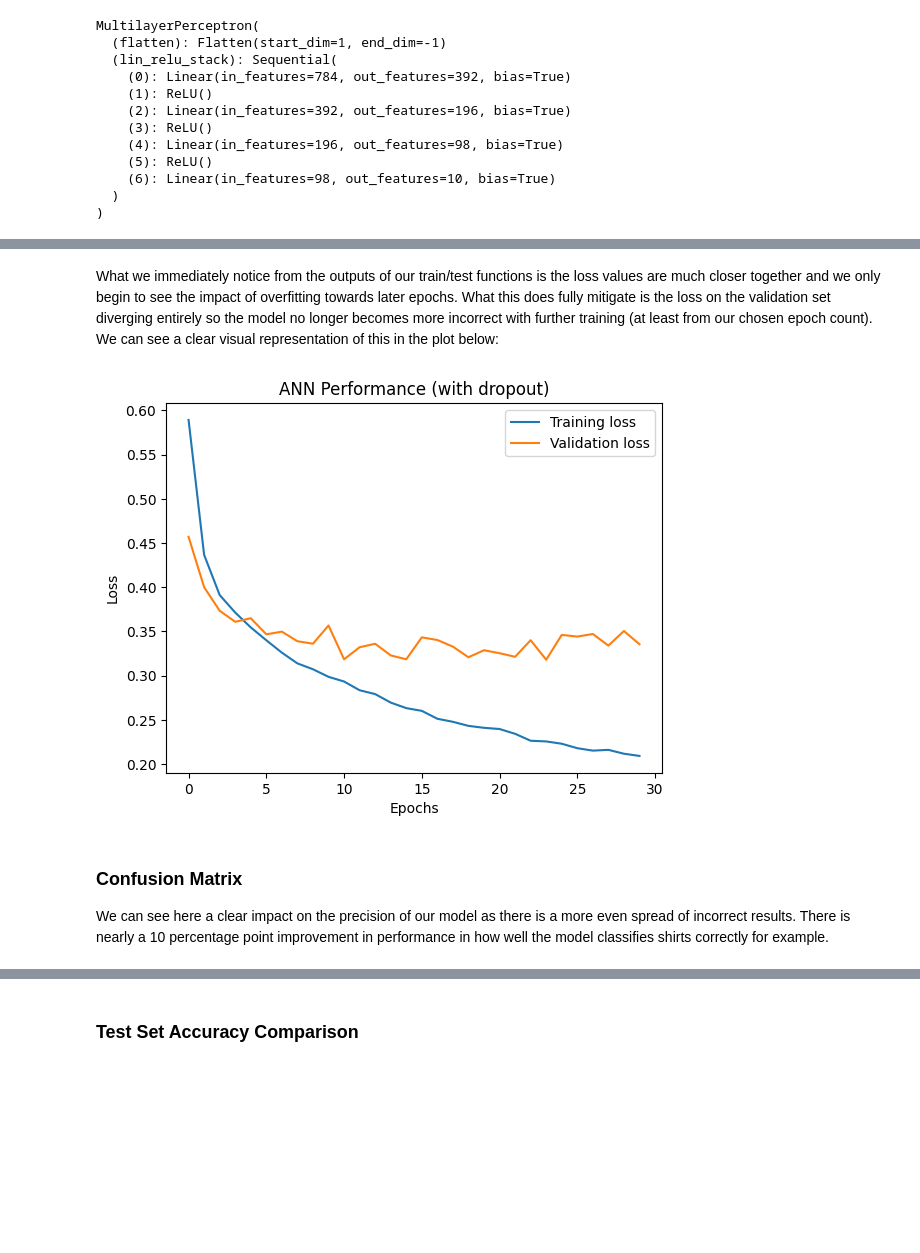
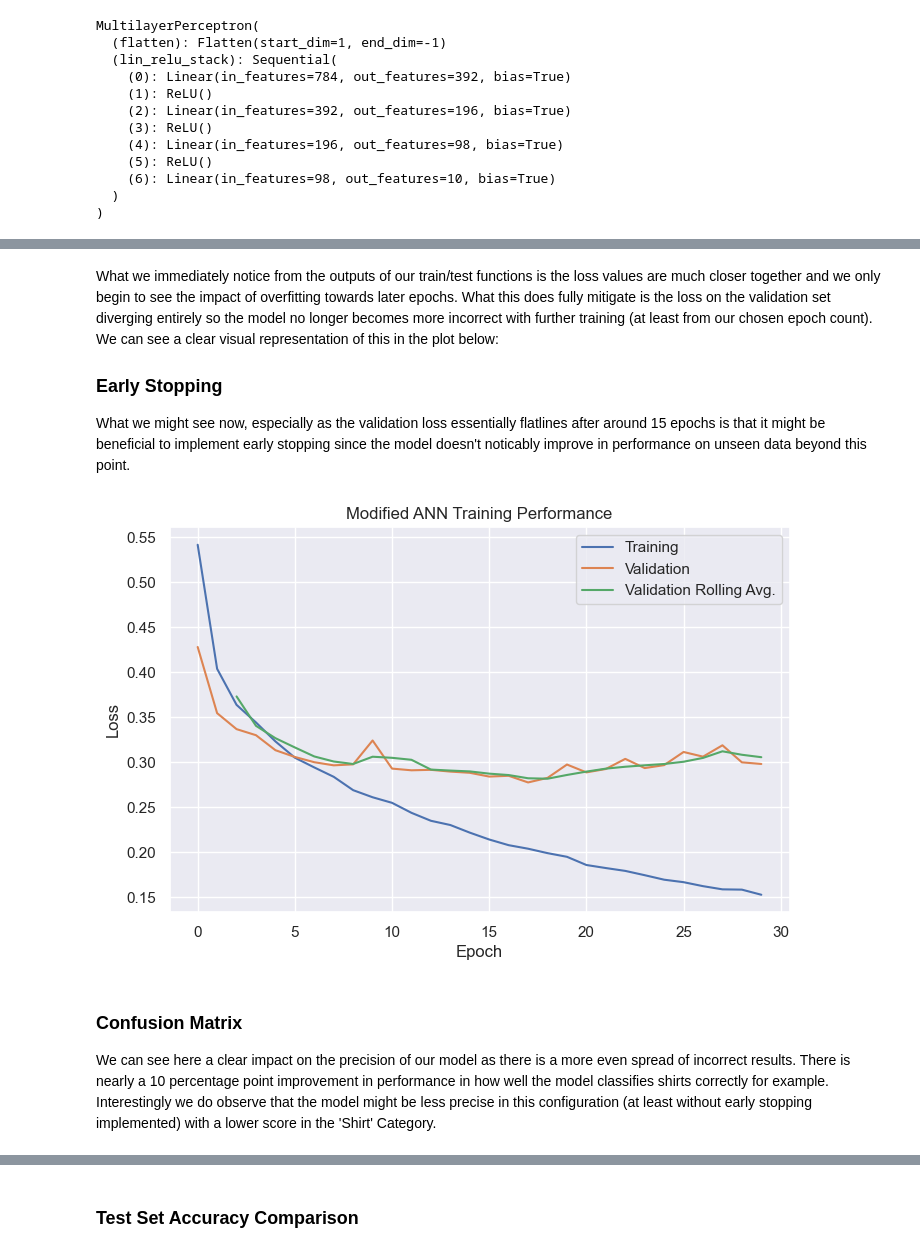
Before and after one commit to amjvl-git/csip-5103-coursework-2025-miloshkii, a Jupyter notebook: P2963116/P2963116_MylesWheatley.ipynb, the cells around one changed output, grey strips where cells are left out. Drawn from its saved outputs; the diff is of its cells as text; code cells hidden in the pictures; blank space fills up the shorter version.

```diff
--- a/P2963116/P2963116_MylesWheatley.ipynb
+++ b/P2963116/P2963116_MylesWheatley.ipynb
@@ -14,16 +14,18 @@ I will be using *PyTorch* primarily, but also *SciKit-Learn* and *MatPlotLib* to
 import torch
 import torch.nn as nn
 import torch.nn.functional as F
-from torch.utils.data import Dataset, DataLoader, random_split
-import torchvision
+from torch.utils.data import DataLoader, random_split
 from torchvision import datasets
 from torchvision.transforms import ToTensor, Normalize, Compose
 import matplotlib.pyplot as plt
-import numpy as np
 from sklearn.metrics import confusion_matrix, ConfusionMatrixDisplay
+import seaborn as sns
+import pandas as pd
 
-print('PyTorch version:', torch.__version__)
-print('PyTorch working with CUDA:', torch.cuda.is_available())
+sns.set_theme()
+
+print("PyTorch version:", torch.__version__)
+print("PyTorch working with CUDA:", torch.cuda.is_available())
 # %% [output]
 PyTorch version: 2.9.0+cu130
 PyTorch working with CUDA: True
@@ -311,2 +336,16 @@ def run(train_loader,val_loader, test_loader, model, epochs,loss_fn,optimizer):
+# %%
+def PrepareData(result):
+    """
+    Takes our outputs from run and prepares it for plotting.
+    Calculates a 3 epoch rolling average validation loss and 5 epoch rolling average validation accuracy
+    Args:
+    result (dict): Dictionary output from run function
+    Returns:
+    data (pd.DataFrame): Pandas dataframe for use with seaborn
+    """
+    data = pd.DataFrame(result)
+    data["val_rolling"] = data.val_loss.rolling(3).mean()
+    data["acc_rolling"] = data.accuracy_hist.rolling(5).mean()
+    return data
 # %% [markdown]
 ## Confusion matrix
@@ -425,6 +485,6 @@ MultilayerPerceptron(
 )
 # %%
 # Train and test
-dropout_hist, dropout_accuracy, dropout_taccuracy = run(train_loader, val_loader,test_loader, ann_dropout, epochs, loss_fn, dropout_optimizer)
+dropout_hist, dropout_test_accuracy = run(train_loader,val_loader,test_loader,ann_dropout,epochs,loss_fn,dropout_optimizer)
 # %% [output]
 Epoch 1/30
@@ -447,17 +507,24 @@ Final accuracy on test set: 88.61%
 # %% [markdown]
 What we immediately notice from the outputs of our train/test functions is the loss values are much closer together and we only begin to see the impact of overfitting towards later epochs. What this does fully mitigate is the loss on the validation set diverging entirely so the model no longer becomes more incorrect with further training (at least  from our chosen epoch count). We can see a clear visual representation of this in the plot below:
+### Early Stopping
+What we might see now, especially as the validation loss essentially flatlines after around 15 epochs is that it might be beneficial to implement early stopping since the model doesn't noticably improve in performance on unseen data beyond this point.
 # %%
-# Plot loss history
-plt.plot(dropout_hist, label=["Training loss","Validation loss"])
-plt.xlabel("Epochs")
+dropout_data = PrepareData(dropout_hist)
+
+# Plot
+plt.figure(figsize=(8, 5))
+sns.lineplot(data=dropout_data, x="epoch", y="train_loss", label="Training")
+sns.lineplot(data=dropout_data, x="epoch", y="val_loss", label="Validation")
+sns.lineplot(data=dropout_data, x="epoch", y="val_rolling", label="Validation Rolling Avg.")
+plt.xlabel("Epoch")
 plt.ylabel("Loss")
-plt.title("ANN Performance (with dropout)")
-plt.legend()
+plt.title("Modified ANN Training Performance")
 plt.show()
 # %% [output]
-[figure, old version]
+[figure, new version]
 # %% [markdown]
 ### Confusion Matrix
 We can see here a clear impact on the precision of our model as there is a more even spread of incorrect results. There is nearly a 10 percentage point improvement in performance in how well the model classifies shirts correctly for example.
+Interestingly we do observe that the model might be less precise in this configuration (at least without early stopping implemented) with a lower score  in the 'Shirt' Category.
 # %%
 # Visualise confusion matrix
```
Also changed, not shown: parts of 36 cells of this notebook, 12 other files.
